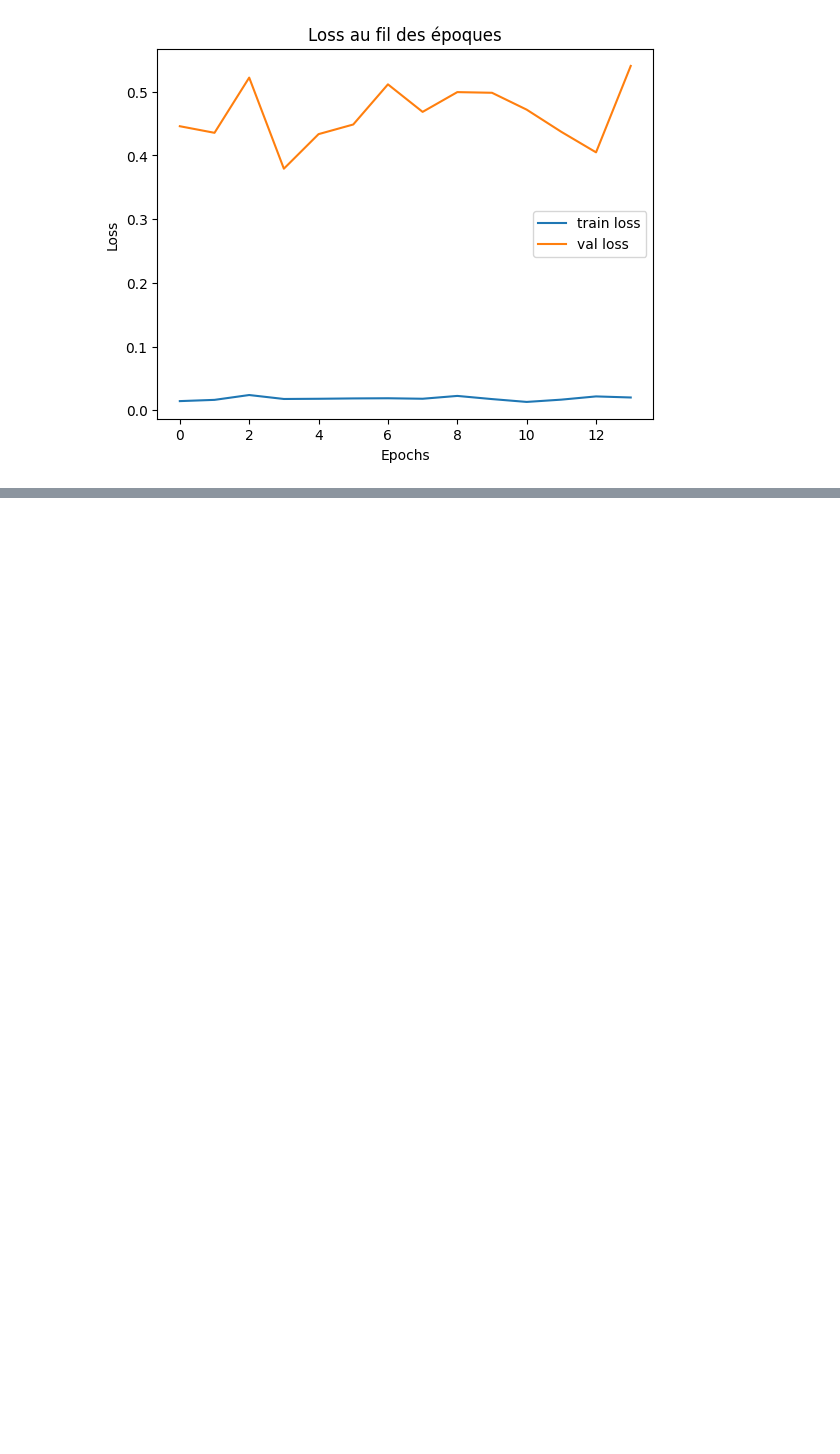
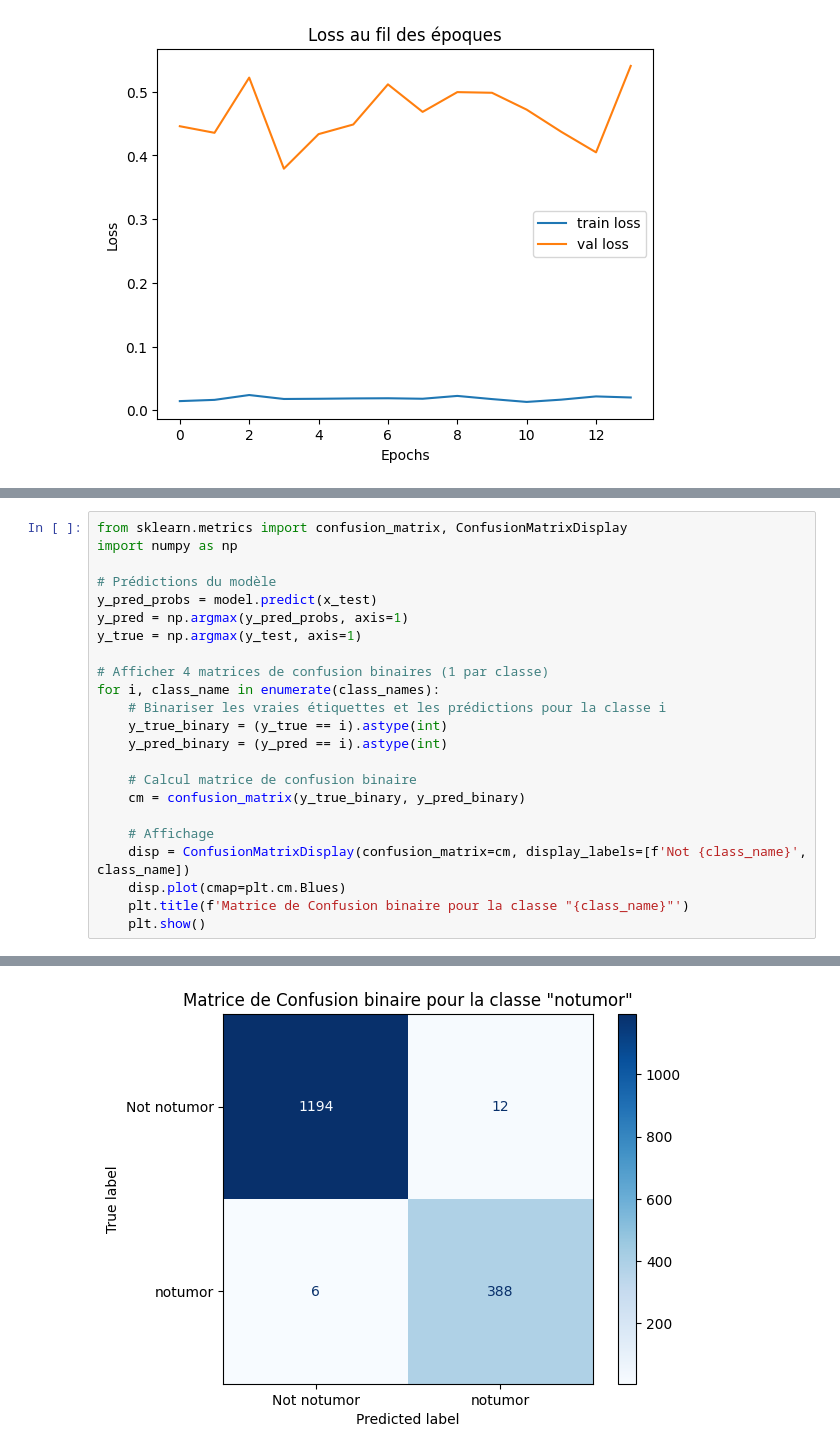
Before and after one commit to abirmes/BrainScan, a Jupyter notebook: tests.ipynb, the cells around one changed output, grey strips where cells are left out. Drawn from its saved outputs; the diff is of its cells as text; blank space fills up the shorter version.

```diff
--- a/tests.ipynb
+++ b/tests.ipynb
@@ -356,0 +374,24 @@ plt.show()
+# %%
+from sklearn.metrics import confusion_matrix, ConfusionMatrixDisplay
+import numpy as np
+
+# Prédictions du modèle
+y_pred_probs = model.predict(x_test)
+y_pred = np.argmax(y_pred_probs, axis=1)
+y_true = np.argmax(y_test, axis=1)
+
+# Afficher 4 matrices de confusion binaires (1 par classe)
+for i, class_name in enumerate(class_names):
+    # Binariser les vraies étiquettes et les prédictions pour la classe i
+    y_true_binary = (y_true == i).astype(int)
+    y_pred_binary = (y_pred == i).astype(int)
+
+    # Calcul matrice de confusion binaire
+    cm = confusion_matrix(y_true_binary, y_pred_binary)
+
+    # Affichage
+    disp = ConfusionMatrixDisplay(confusion_matrix=cm, display_labels=[f'Not {class_name}', class_name])
+    disp.plot(cmap=plt.cm.Blues)
+    plt.title(f'Matrice de Confusion binaire pour la classe "{class_name}"')
+    plt.show()
+# %% [output]
@@ -356,0 +399 @@ plt.show()
+[figure, added]
```
Also changed, not shown: parts of 2 cells of this notebook, 2 other files.
